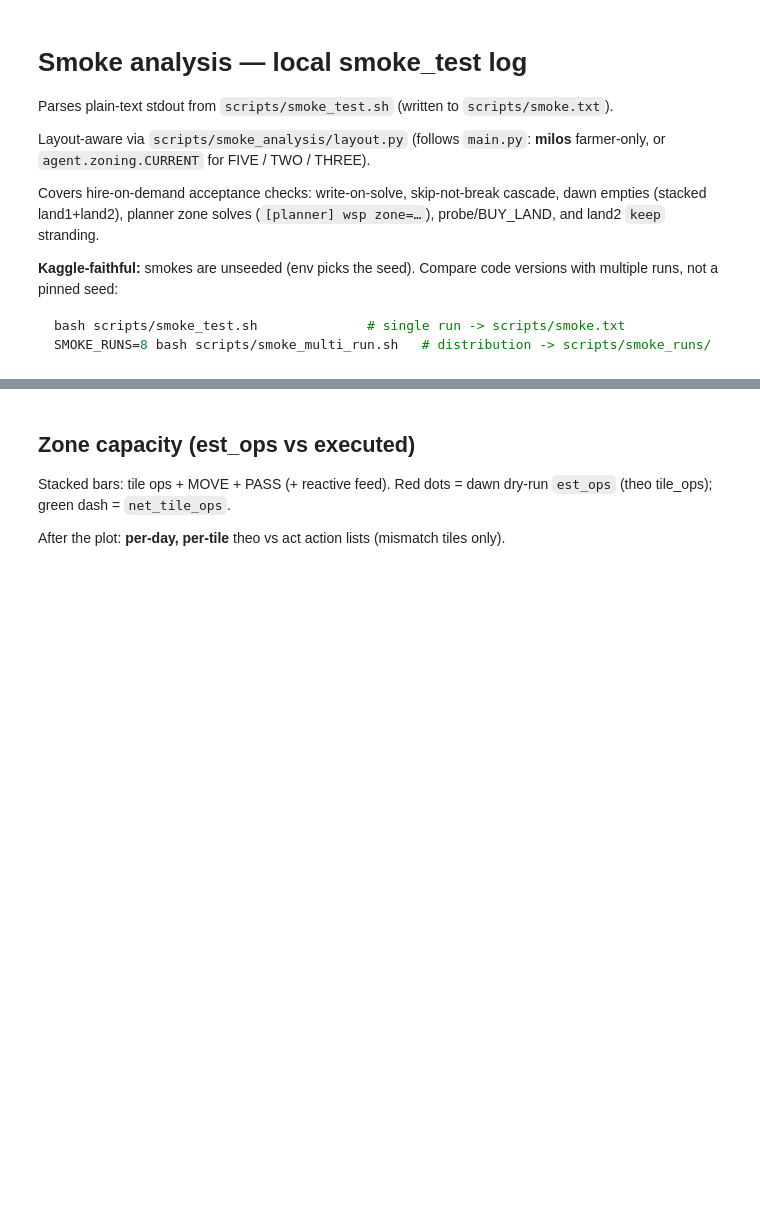
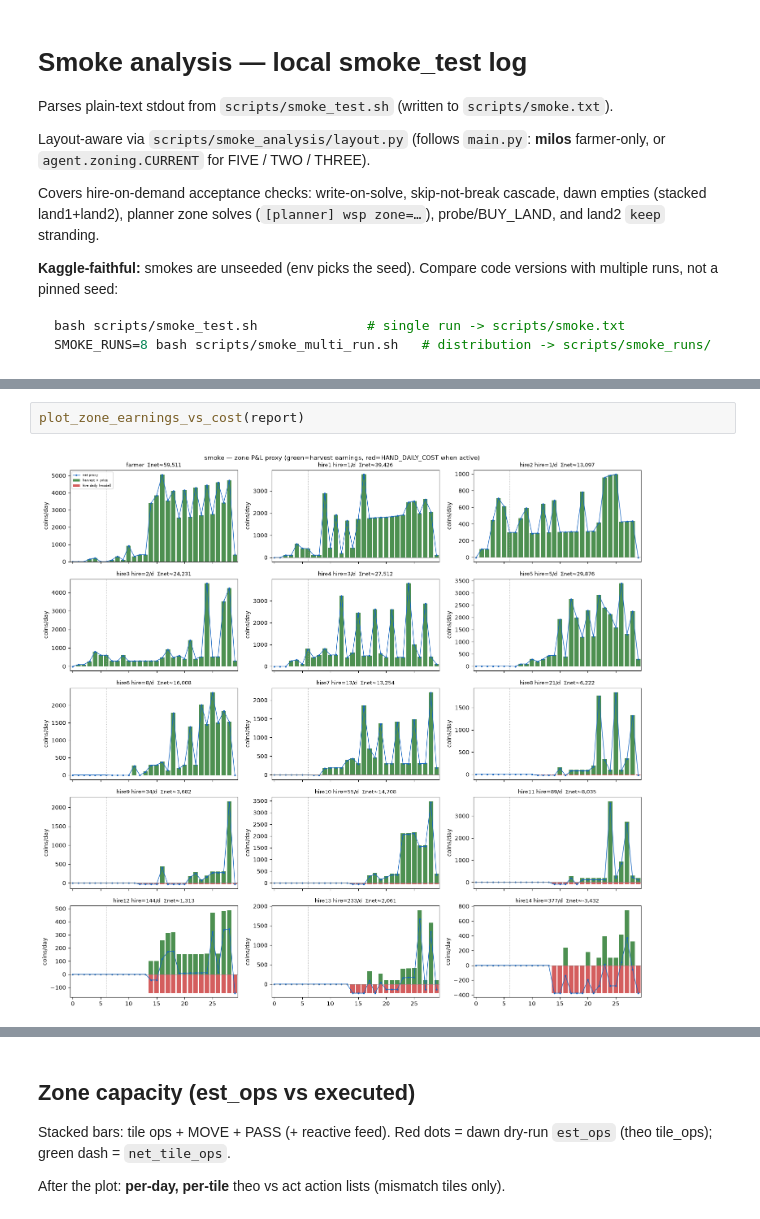
Before and after one commit to vlainic/kaggriculture, a Jupyter notebook: experiments/smoke_analysis.ipynb, the cells around one changed output, grey strips where cells are left out. Drawn from its saved outputs; the diff is of its cells as text; blank space fills up the shorter version.

```diff
--- a/experiments/smoke_analysis.ipynb
+++ b/experiments/smoke_analysis.ipynb
@@ -76,3 +79,7 @@ plot_earnings_by_zone(report)
+# %%
+plot_zone_earnings_vs_cost(report)
+# %% [output]
+[figure, added]
 # %%
 plot_worker_actions(report)
 # %% [output]
```
Also changed, not shown: parts of 9 cells of this notebook, 9 other files.
